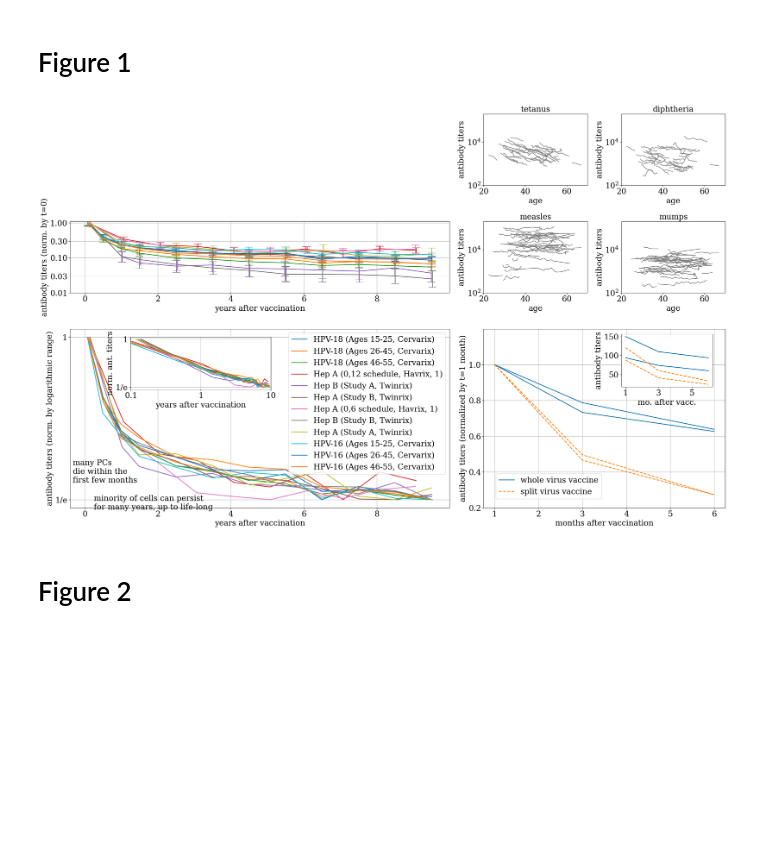
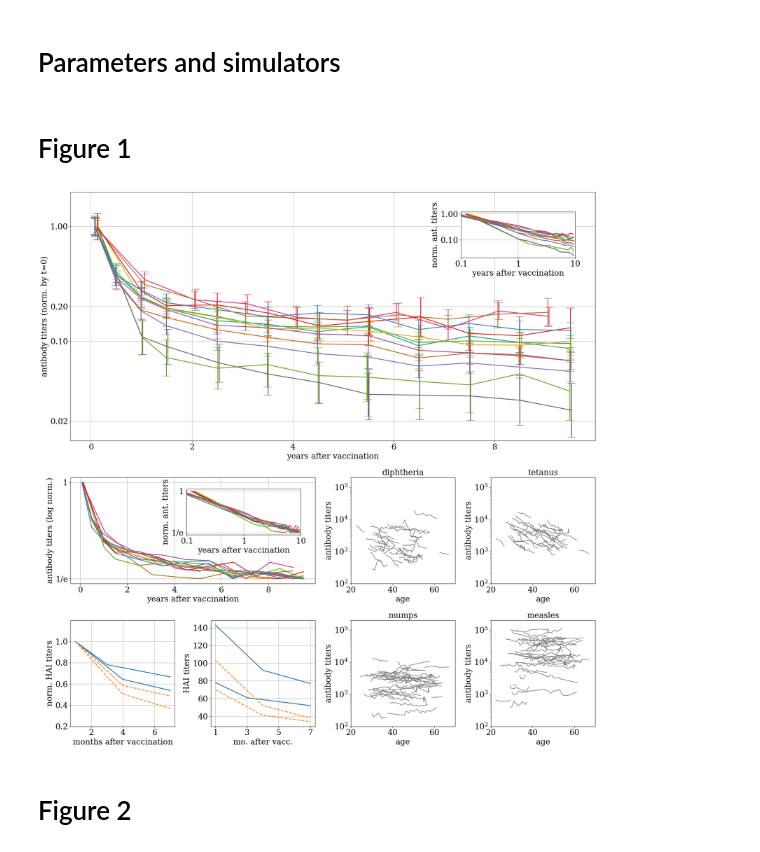
Before and after one commit to karin-lab/pc_memory, a Jupyter notebook: production/production.ipynb, the cells around one changed output. Saved outputs shown, nothing was run; the diff lists cells and outputs as text; code cells hidden in the pictures; blank space fills up the shorter version.

```diff
--- a/production/production.ipynb
+++ b/production/production.ipynb
@@ -116,0 +57,2 @@ def plot_influenza(ax,c=None,norm=True):
+# %% [markdown]
+# Parameters and simulators
@@ -120,24 +351,21 @@ def plot_influenza(ax,c=None,norm=True):
 import matplotlib.pyplot as plt
 
 # Define the plot grid layout
-#fig = plt.figure(figsize=(22,22*.8))
-fig = plt.figure(figsize=(25,25*.75))
-grid = fig.add_gridspec(5, 5)
+fig = plt.figure(figsize=(20,20))
+grid = fig.add_gridspec(4, 4)
 
 # Create the individual subplots
-empty_ = fig.add_subplot(grid[0:1, :-2])
+antibody_1 = fig.add_subplot(grid[2, -1])
+antibody_2 = fig.add_subplot(grid[2, -2])
+antibody_3 = fig.add_subplot(grid[3, -1])
+antibody_4 = fig.add_subplot(grid[3, -2])
 
-antibody_1 = fig.add_subplot(grid[0, -2])
-antibody_2 = fig.add_subplot(grid[0, -1])
-antibody_3 = fig.add_subplot(grid[1, -2])
-antibody_4 = fig.add_subplot(grid[1, -1])
+uncollapsed = fig.add_subplot(grid[:2, :])
 
-uncollapsed = fig.add_subplot(grid[1, :-2])
-collapsed = fig.add_subplot(grid[2:4, :-2])
-influenza = fig.add_subplot(grid[2:4, -2:])
-#ax6 = fig.add_subplot(grid[2, 0])
+collapsed = fig.add_subplot(grid[2, :2])
+influenza = fig.add_subplot(grid[3, 0])
+influenza_uncollapsed = fig.add_subplot(grid[3, 1])
 
-empty_.axis('off')
 
 
 plotVaccineDatasets(uncollapsed,vaccine_datasets,legend=False,collapse_log_range=False,plot_err=True)
@@ -146,14 +374,31 @@ uncollapsed.set_ylabel("antibody titers (norm. by t=0)")
 uncollapsed.yaxis.set_major_formatter(ScalarFormatter())
 uncollapsed.yaxis.set_minor_formatter(ScalarFormatter())
 uncollapsed.minorticks_off()
-uncollapsed.set_ylim([0.02,1.1])
-uncollapsed.set_yticks([0.01,.03,0.1,.3,1])
+uncollapsed.set_ylim([0.0135,2])
+uncollapsed.set_yticks([0.02,0.1,.2,1])
+
 uncollapsed.grid()
 
+left, bottom, width, height = [0.75, 0.87, 0.2, 0.08]
+uncollapsed_log = fig.add_axes([left, bottom, width, height])
+plotVaccineDatasets(uncollapsed_log,vaccine_datasets,legend=False,collapse_log_range=False)
+uncollapsed_log.set_xlim([0.1,10])
+uncollapsed_log.set_xscale('log')
+uncollapsed_log.yaxis.set_major_formatter(ScalarFormatter())
+uncollapsed_log.yaxis.set_minor_formatter(ScalarFormatter())
+uncollapsed_log.set_xlabel("years after vaccination")
+uncollapsed_log.set_ylabel("norm. ant. titers")
+uncollapsed_log.set_xticks([0.1,1,10])
+uncollapsed_log.grid()
+uncollapsed_log.minorticks_off()
 
-plotVaccineDatasets(collapsed,vaccine_datasets)
+
+
+
+
+plotVaccineDatasets(collapsed,vaccine_datasets,legend=False)
 collapsed.set_xlabel("years after vaccination")
-collapsed.set_ylabel("antibody titers (norm. by logarithmic range)")
+collapsed.set_ylabel("antibody titers (log norm.)")
 collapsed.yaxis.set_major_formatter(ScalarFormatter())
 collapsed.yaxis.set_minor_formatter(ScalarFormatter())
 collapsed.minorticks_off()
@@ -171,52 +416,45 @@ for ax in [antibody_1,antibody_2,antibody_3,antibody_4]:
     ax.set_ylabel('antibody titers')
 
 
-left, bottom, width, height = [0.14, 0.445, 0.2, 0.1]
+left, bottom, width, height = [0.27, 0.385, 0.2, 0.08]
 collapsed_inset = fig.add_axes([left, bottom, width, height])
 plotVaccineDatasets(collapsed_inset,vaccine_datasets,legend=False) #log log plot
 collapsed_inset.set_xlim([0.1,10])
 collapsed_inset.set_xscale('log')
-#ax.set_ylim([1,3])
 collapsed_inset.yaxis.set_major_formatter(ScalarFormatter())
 collapsed_inset.yaxis.set_minor_formatter(ScalarFormatter())
 collapsed_inset.set_xlabel("years after vaccination")
 collapsed_inset.set_ylabel("norm. ant. titers")
 collapsed_inset.set_xticks([0.1,1,10])
 collapsed_inset.set_yticks([1/np.exp(1),1])
 collapsed_inset.set_yticklabels(["1/e","1"])
 collapsed_inset.grid()
 collapsed_inset.minorticks_off()
-collapsed_inset.text(0.015,0.05,'many PCs\ndie within the\nfirst few months',fontsize=fs)
-collapsed_inset.text(0.03,0.0285,'minority of cells can persist\nfor many years, up to life-long',fontsize=fs)
 
 plot_influenza(influenza)
 influenza.set_yticks([.2,.4,.6,.8,1])
 influenza.set_ylim([0.2,1.2])
 influenza.set_xlabel('months after vaccination')
-influenza.set_ylabel('antibody titers (normalized by t=1 month)')
+influenza.set_ylabel('norm. HAI titers')
+
 influenza.grid()
 
-left, bottom, width, height = [0.84, 0.45, 0.13, 0.1]
-influenza_inset = fig.add_axes([left, bottom, width, height])
-influenza_inset.set_xlabel('mo. after vacc.')
-influenza_inset.set_ylabel('antibody titers')
-influenza_inset.set_xticks([1,3,5])
 
 
-plot_influenza(influenza_inset,norm=False)
 
-influenza.legend(handles=[influenza.get_lines()[0], influenza.get_lines()[2]],loc=[0.05,0.05])
+plot_influenza(influenza_uncollapsed,norm=False)
+influenza_uncollapsed.set_xlabel('mo. after vacc.')
+influenza_uncollapsed.set_ylabel('HAI titers')
+influenza_uncollapsed.set_xticks([1,3,5,7])
+influenza_uncollapsed.grid()
 
-
-"""influenza.annotate('E', xy=[-0.1,1], xycoords='axes fraction',
-                fontsize=24, fontweight='bold', ha='center', va='center')"""
 
 
 
 fig.tight_layout()
-#fig.savefig("../figures/fig_1.png",dpi=300)
+fig.savefig("../../figures/fig_1.png",dpi=600)
 # %% [output]
-[figure, old version]
+[figure, new version]
 # %% [markdown]
 # Figure 2
 # %%
```
Also changed, not shown: parts of 29 cells of this notebook.
